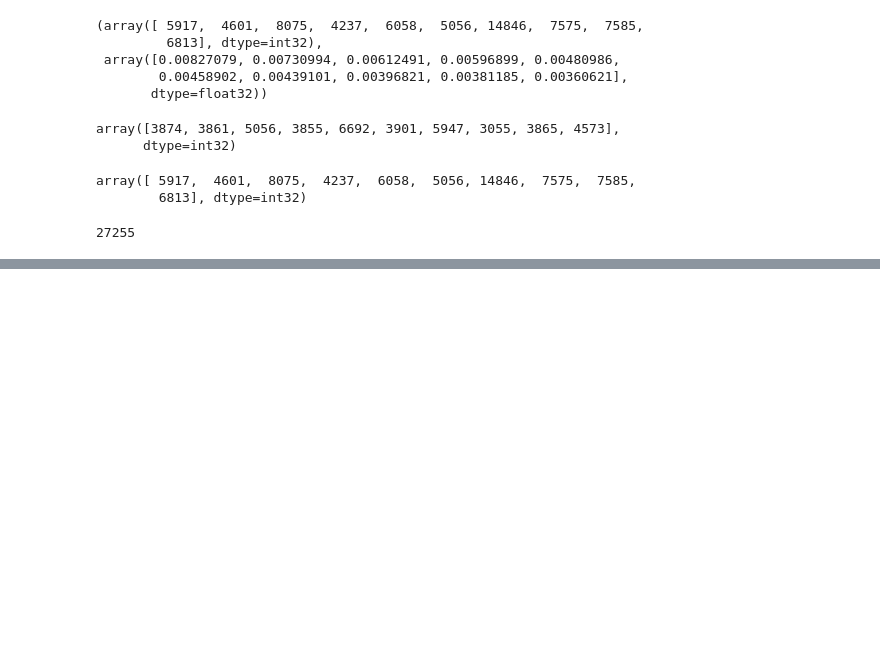
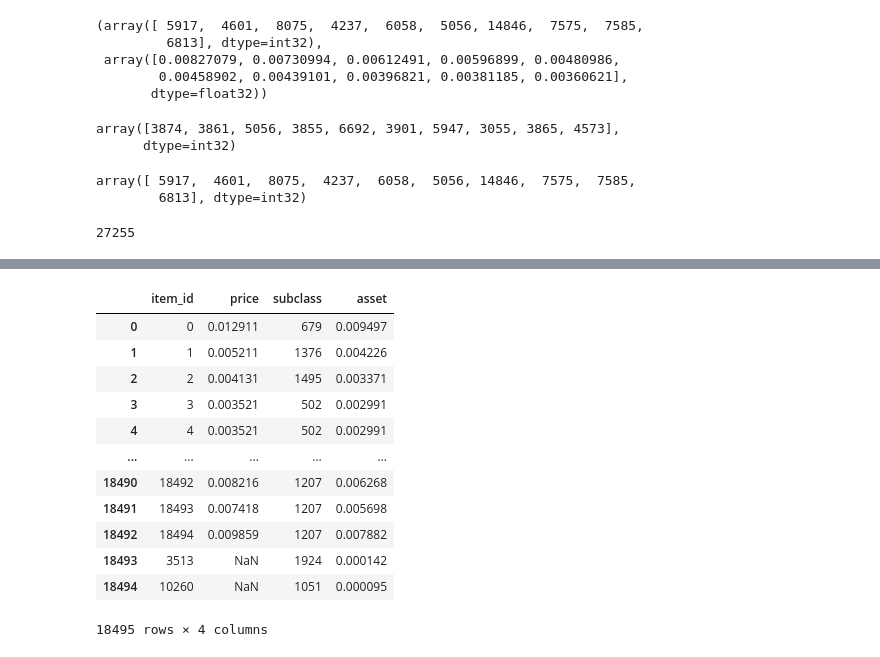
Before and after one commit to BabkenBrs/item_rec, a Jupyter notebook: notebooks/experiments.ipynb, the cells around one changed output, grey strips where cells are left out. Cells and saved outputs as stored; diff of their text form; code cells hidden in the pictures; blank space fills up the shorter version.

```diff
--- a/notebooks/experiments.ipynb
+++ b/notebooks/experiments.ipynb
@@ -172,0 +186,26 @@ FileNotFoundError: Couldn't find a dataset script at /home/armkilikia/Documents/
+# %%
+item_price.rename(columns={"data":"price"}, inplace=True)
+item_subclass.rename(columns={"col":"subclass"}, inplace=True)
+item_asset.rename(columns={"data":"asset"}, inplace=True)
+# %%
+item_price_sbcls = item_price.merge(item_subclass, how="outer", on="row")
+# %%
+full_item = item_price_sbcls.merge(item_asset, how="outer", on="row")
+# %%
+full_item.rename(columns={"row":"item_id"}, inplace=True)
+# %%
+full_item
+# %% [output]
+|  | item_id | price | subclass | asset |
+| 0 | 0 | 0.012911 | 679 | 0.009497 |
+| 1 | 1 | 0.005211 | 1376 | 0.004226 |
+| 2 | 2 | 0.004131 | 1495 | 0.003371 |
+| 3 | 3 | 0.003521 | 502 | 0.002991 |
+| 4 | 4 | 0.003521 | 502 | 0.002991 |
+| ... | ... | ... | ... | ... |
+| 18490 | 18492 | 0.008216 | 1207 | 0.006268 |
+| 18491 | 18493 | 0.007418 | 1207 | 0.005698 |
+| 18492 | 18494 | 0.009859 | 1207 | 0.007882 |
+| 18493 | 3513 | NaN | 1924 | 0.000142 |
+| 18494 | 10260 | NaN | 1051 | 0.000095 |
+18495 rows × 4 columns
```
Also changed, not shown: parts of 12 cells of this notebook, 2 other files.
